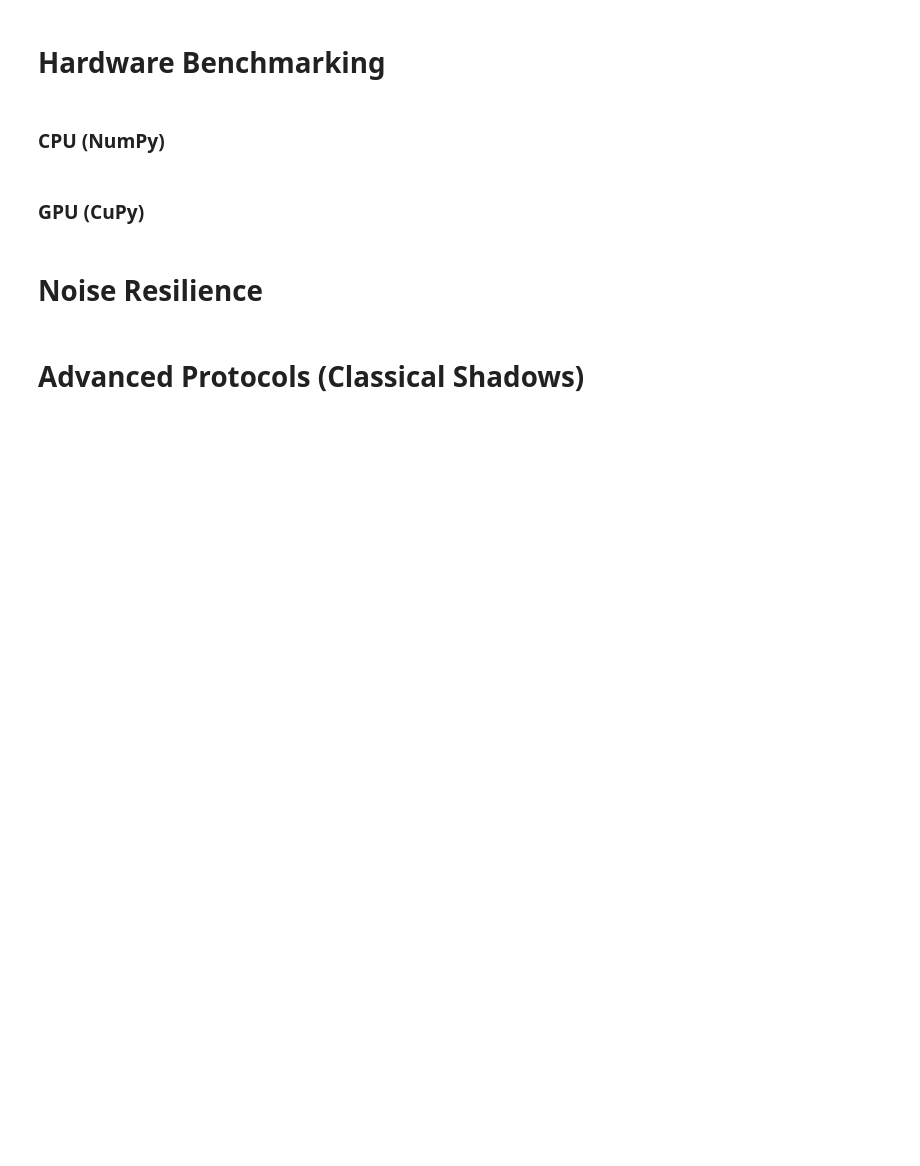
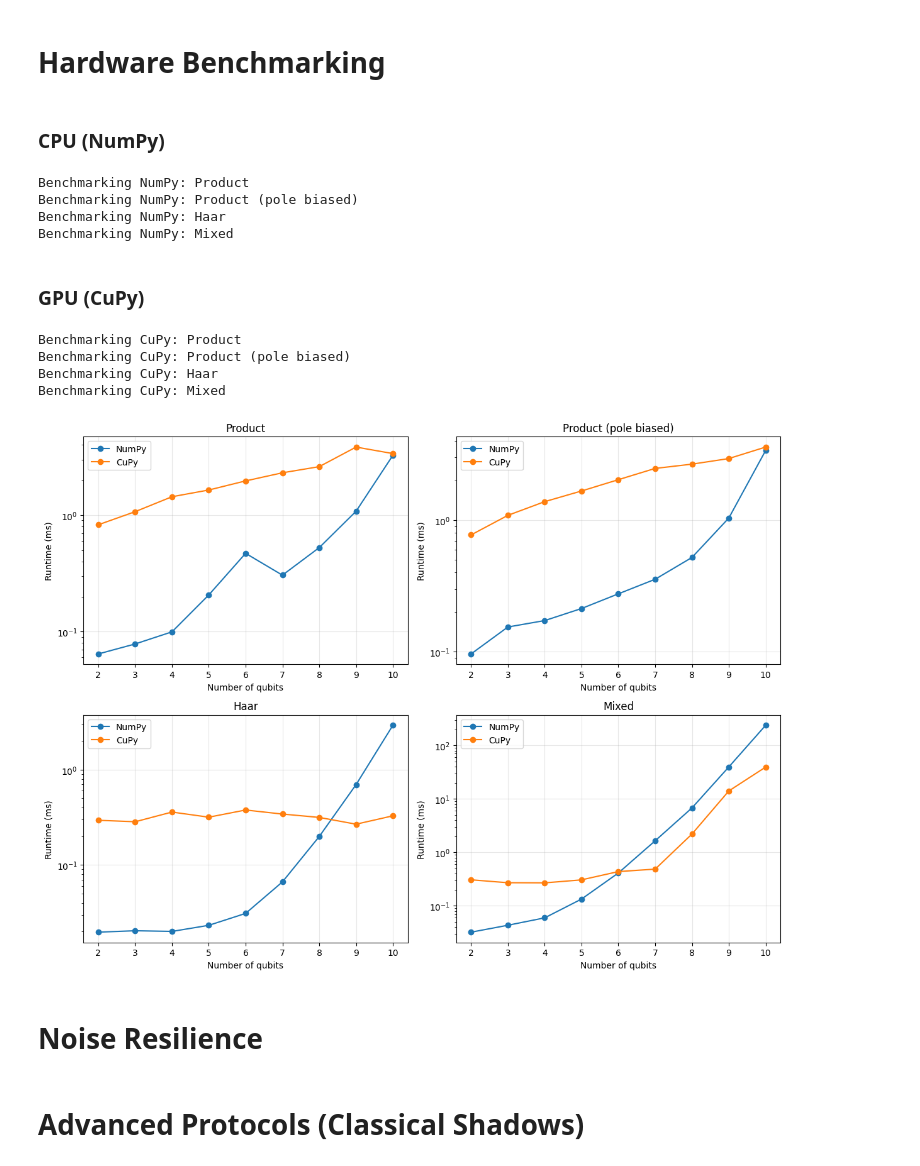
Before and after one commit to Ankit-539/QuanSToS, a Jupyter notebook: experiment.ipynb, the cells around one changed output. Saved outputs shown, nothing was run; the diff lists cells and outputs as text; code cells hidden in the pictures; blank space fills up the shorter version.

Commit message:
added benchmarking for sampling

```diff
--- a/experiment.ipynb
+++ b/experiment.ipynb
@@ -297,7 +320,75 @@ YX [25060 24934 24847 25159]
 # %% [markdown]
 ### CPU (NumPy)
+# %%
+results_np = {}
+
+for name, func in functions.items():
+
+    print(f"Benchmarking NumPy: {name}")
+    results_np[name] = benchmark_function(func, n_values, np, rng_np, repeats=10)
+# %% [output]
+Benchmarking NumPy: Product
+Benchmarking NumPy: Product (pole biased)
+Benchmarking NumPy: Haar
+Benchmarking NumPy: Mixed
 # %% [markdown]
 ### GPU (CuPy)
+# %%
+results_cp = {}
+
+for name, func in functions.items():
+
+    print(f"Benchmarking CuPy: {name}")
+
+    results_cp[name] = benchmark_function(func, n_values, cp, rng_cp, repeats=10)
+# %% [output]
+Benchmarking CuPy: Product
+Benchmarking CuPy: Product (pole biased)
+Benchmarking CuPy: Haar
+Benchmarking CuPy: Mixed
+# %%
+import matplotlib.pyplot as plt
+
+fig, axes = plt.subplots(
+    2,
+    2,
+    figsize=(12, 9)
+)
+
+axes = axes.flatten()
+
+for ax, name in zip(axes, functions):
+
+    # NumPy
+    ax.plot(
+        list(n_values),
+        results_np[name],
+        marker="o",
+        label="NumPy"
+    )
+
+    # CuPy
+    ax.plot(
+        list(n_values),
+        results_cp[name],
+        marker="o",
+        label="CuPy"
+    )
+
+    ax.set_title(name)
+    ax.set_xlabel("Number of qubits")
+    ax.set_ylabel("Runtime (ms)")
+
+    # Useful because runtime grows rapidly with n
+    ax.set_yscale("log")
+
+    ax.grid(True, alpha=0.3)
+    ax.legend()
+
+plt.tight_layout()
+plt.show()
+# %% [output]
+[figure, added]
 # %% [markdown]
 # Noise Resilience
 # %%
```
Also changed, not shown: parts of 11 cells of this notebook.
